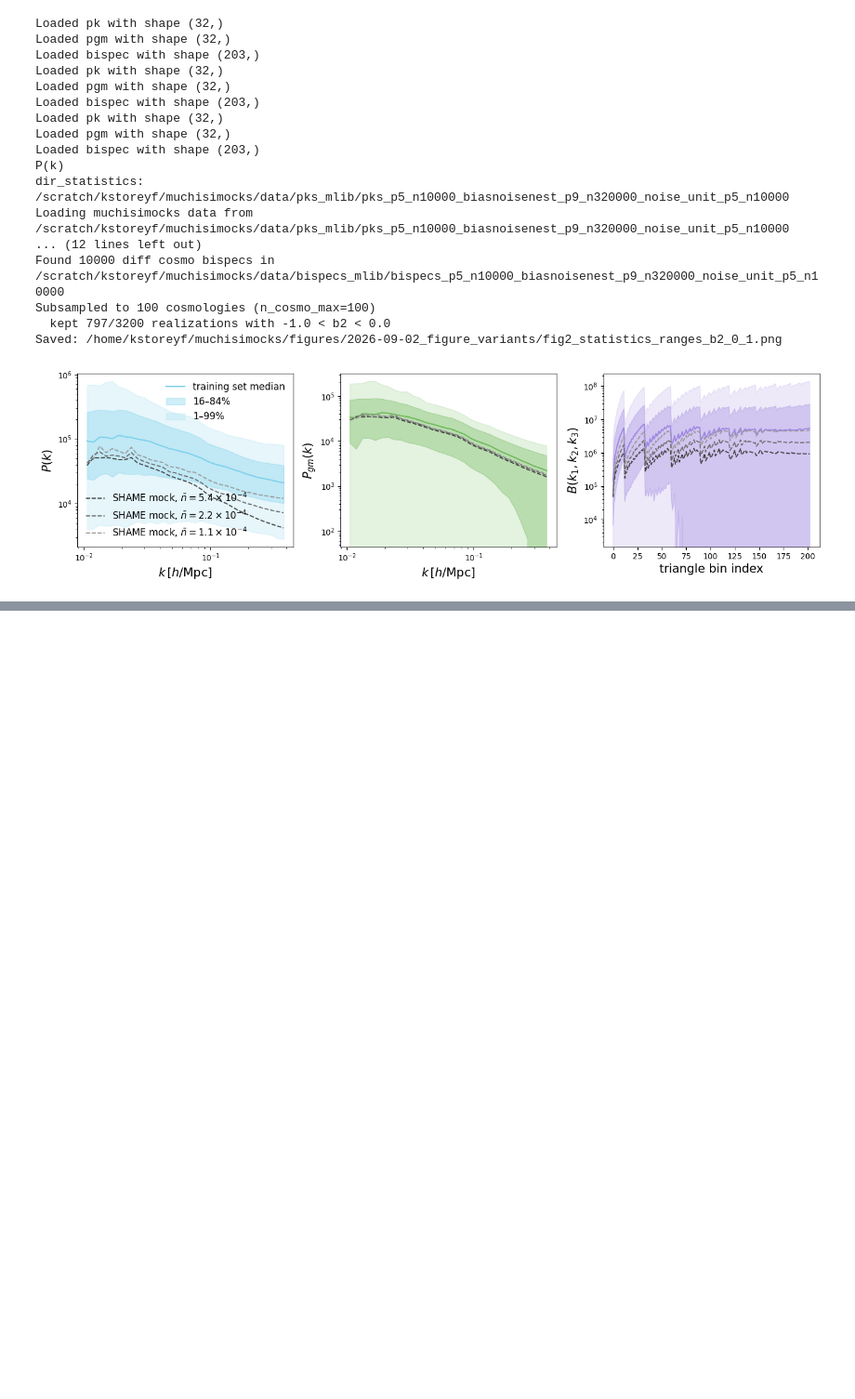
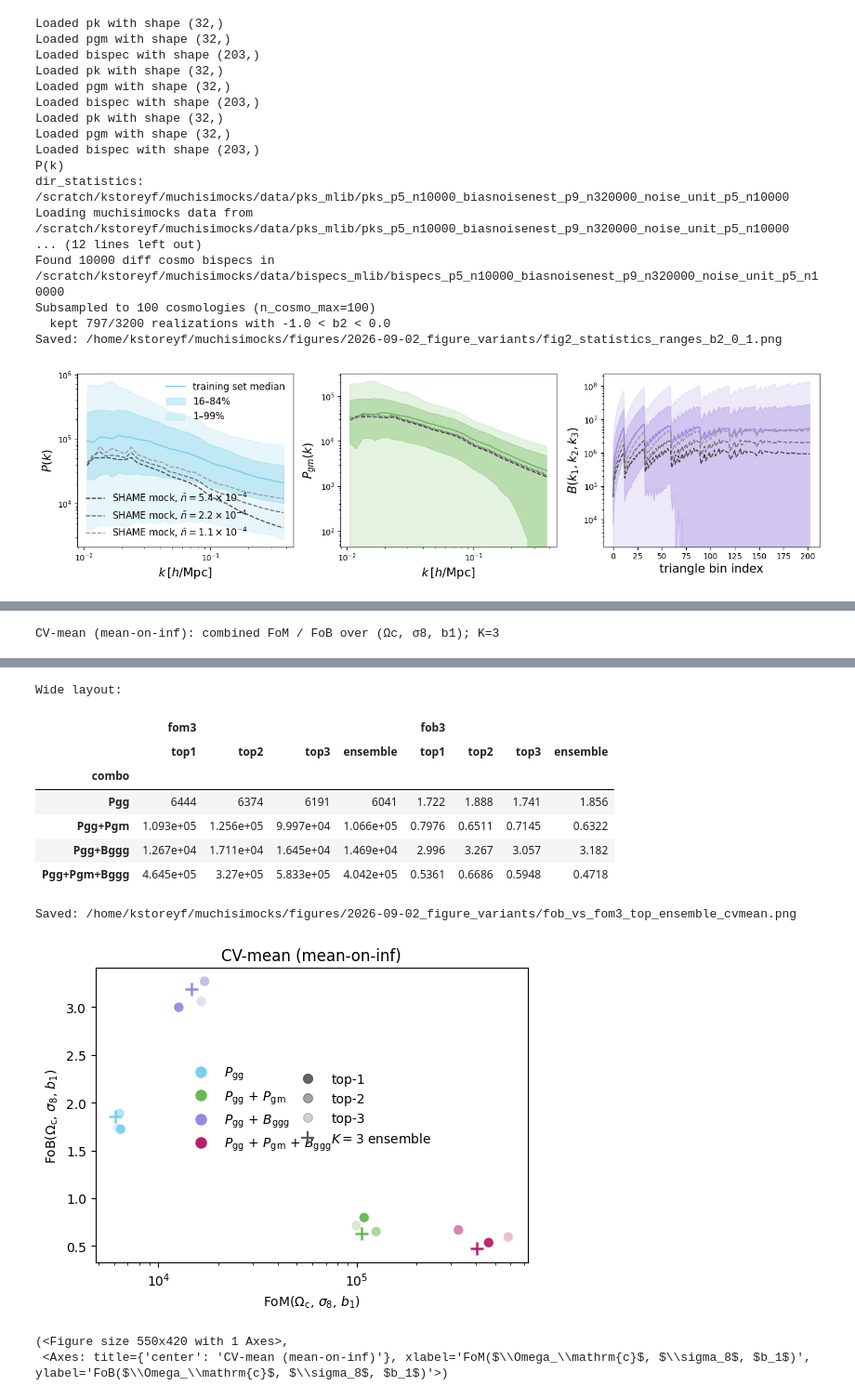
Before and after one commit to kstoreyf/muchisimocks, a Jupyter notebook: notebooks/2026-09-02_figure_variants.ipynb, the cells around one changed output, grey strips where cells are left out. Shown at 93% size. Drawn from its saved outputs; the diff is of its cells as text; code cells hidden in the pictures; blank space fills up the shorter version.

```diff
--- a/notebooks/2026-09-02_figure_variants.ipynb
+++ b/notebooks/2026-09-02_figure_variants.ipynb
@@ -783,0 +1039,19 @@ Saved: /home/kstoreyf/muchisimocks/figures/2026-09-02_figure_variants/fig2_stati
+# %%
+# CV-mean (mean-on-inf): same FoM3/FoB3 table + scatter
+df_fomfob3_cv = build_fom3_fob3_table(test_mode="cvmean")
+print(f"CV-mean (mean-on-inf): combined FoM / FoB over (Ωc, σ8, b1); K={N_ENSEMBLE_K}")
+display(df_fomfob3_cv.drop(columns=["note"]).style.format({
+    "fom3": "{:.4g}",
+    "fob3": "{:.4g}",
+}))
+print()
+print("Wide layout:")
+display(wide_fom3_fob3(df_fomfob3_cv).style.format("{:.4g}"))
+
+plot_fob_vs_fom3(
+    df_fomfob3_cv,
+    "fob_vs_fom3_top_ensemble_cvmean",
+    title="CV-mean (mean-on-inf)",
+)
+# %% [output]
+CV-mean (mean-on-inf): combined FoM / FoB over (Ωc, σ8, b1); K=3
@@ -783,0 +1075,12 @@ Saved: /home/kstoreyf/muchisimocks/figures/2026-09-02_figure_variants/fig2_stati
+Wide layout:
+|  | fom3 |  |  |  | fob3 |  |  |  |
+|  | top1 | top2 | top3 | ensemble | top1 | top2 | top3 | ensemble |
+| combo |  |  |  |  |  |  |  |  |
+| Pgg | 6444 | 6374 | 6191 | 6041 | 1.722 | 1.888 | 1.741 | 1.856 |
+| Pgg+Pgm | 1.093e+05 | 1.256e+05 | 9.997e+04 | 1.066e+05 | 0.7976 | 0.6511 | 0.7145 | 0.6322 |
+| Pgg+Bggg | 1.267e+04 | 1.711e+04 | 1.645e+04 | 1.469e+04 | 2.996 | 3.267 | 3.057 | 3.182 |
+| Pgg+Pgm+Bggg | 4.645e+05 | 3.27e+05 | 5.833e+05 | 4.042e+05 | 0.5361 | 0.6686 | 0.5948 | 0.4718 |
+Saved: /home/kstoreyf/muchisimocks/figures/2026-09-02_figure_variants/fob_vs_fom3_top_ensemble_cvmean.png
+[figure, added]
+(<Figure size 550x420 with 1 Axes>,
+ <Axes: title={'center': 'CV-mean (mean-on-inf)'}, xlabel='FoM($\\Omega_\\mathrm{c}$, $\\sigma_8$, $b_1$)', ylabel='FoB($\\Omega_\\mathrm{c}$, $\\sigma_8$, $b_1$)'>)
```
Also changed, not shown: parts of 5 cells of this notebook, 8 other files.
